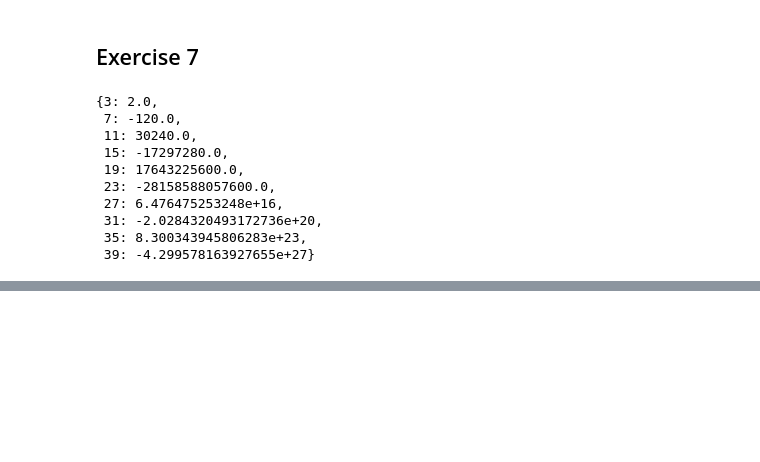
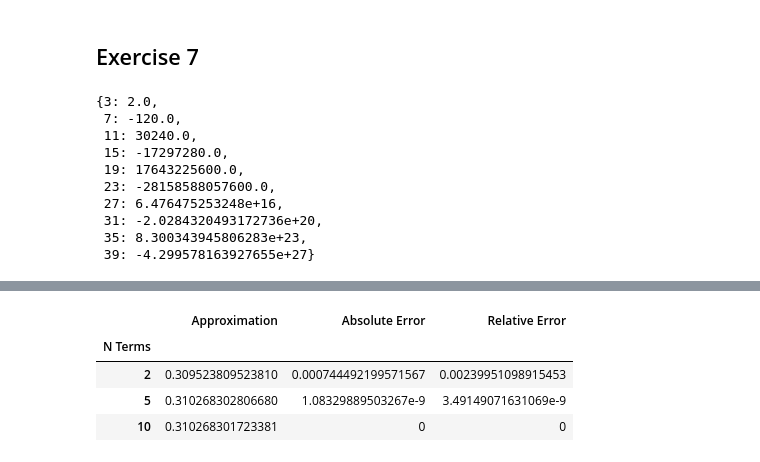
Before and after one commit to aoguedao/math685_numerical_analysis, a Jupyter notebook: homeworks/hwk01.ipynb, the cells around one changed output, grey strips where cells are left out. Cells and saved outputs as stored; diff of their text form; code cells hidden in the pictures; blank space fills up the shorter version.

```diff
--- a/homeworks/hwk01.ipynb
+++ b/homeworks/hwk01.ipynb
@@ -218,9 +327,35 @@ array([ 3,  7, 11, 15, 19, 23, 27, 31, 35, 39])
 # %%
 def q7_taylor_approx(x, n_terms, derivative_values):
+    """ Taylor expansion approximation of I(x) about x=0.
+
+    Parameters
+    ----------
+    x : array_like
+        Where is going to be evaluate.
+    n_terms : ints
+        Number of terms for approximation.
+    derivative_values : dict
+        Keys are derivate order and values are derivate values non-null of I(x).
+
+    Returns
+    -------
+    array_like
+
+    Raises
+    ------
+    AttributeError
+        If n_terms are not a integer greater than zero.
+    """
     x = np.asarray(x)
-    if not isinstance(n, int) or (n < 1):
+    if not isinstance(n_terms, int) or (n < 1):
         raise AttributeError("'n_terms' must be an integer greater than 0")
-    derivatives = {k: v for k, v in derivative_values.items() if k in np.sort(list(derivative_values.keys()))[:n_terms]}
-    output = np.sum([value * (x ** i) / factorial(i) for i, value in derivatives.items()], axis=0)
+    derivatives = {
+        k: v for k, v in derivative_values.items()
+        if k in np.sort(list(derivative_values.keys()))[:n_terms]
+    }
+    output = np.sum(
+        [value * (x ** i) / factorial(i) for i, value in derivatives.items()],
+        axis=0
+    )
     return output
 # %%
@@ -242,0 +378,15 @@ fig.show()
+# %%
+Ix_df = pd.DataFrame(columns=["Approximation", "Absolute Error",  "Relative Error"]).rename_axis("N Terms")
+I1 = integrate(f, (x_symbol, 0, 1)).evalf()
+for n in terms_list:
+    pred_value = q7_taylor_approx(1, n, derivative_values)
+    a_error = absolute_error(I1, pred_value)
+    r_error = relative_error(I1, pred_value)
+    Ix_df.loc[n] = [pred_value, a_error, r_error]
+Ix_df
+# %% [output]
+|  | Approximation | Absolute Error | Relative Error |
+| N Terms |  |  |  |
+| 2 | 0.309523809523810 | 0.000744492199571567 | 0.00239951098915453 |
+| 5 | 0.310268302806680 | 1.08329889503267e-9 | 3.49149071631069e-9 |
+| 10 | 0.310268301723381 | 0 | 0 |
```
Also changed, not shown: parts of 14 cells of this notebook, 1 other file.
